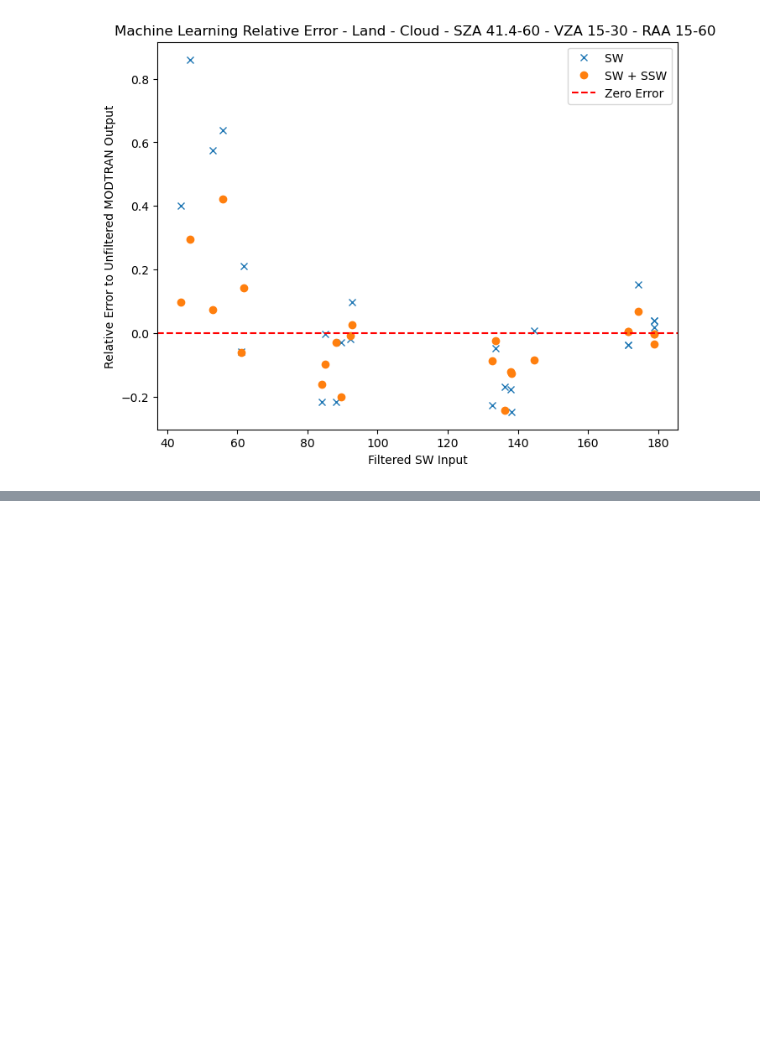
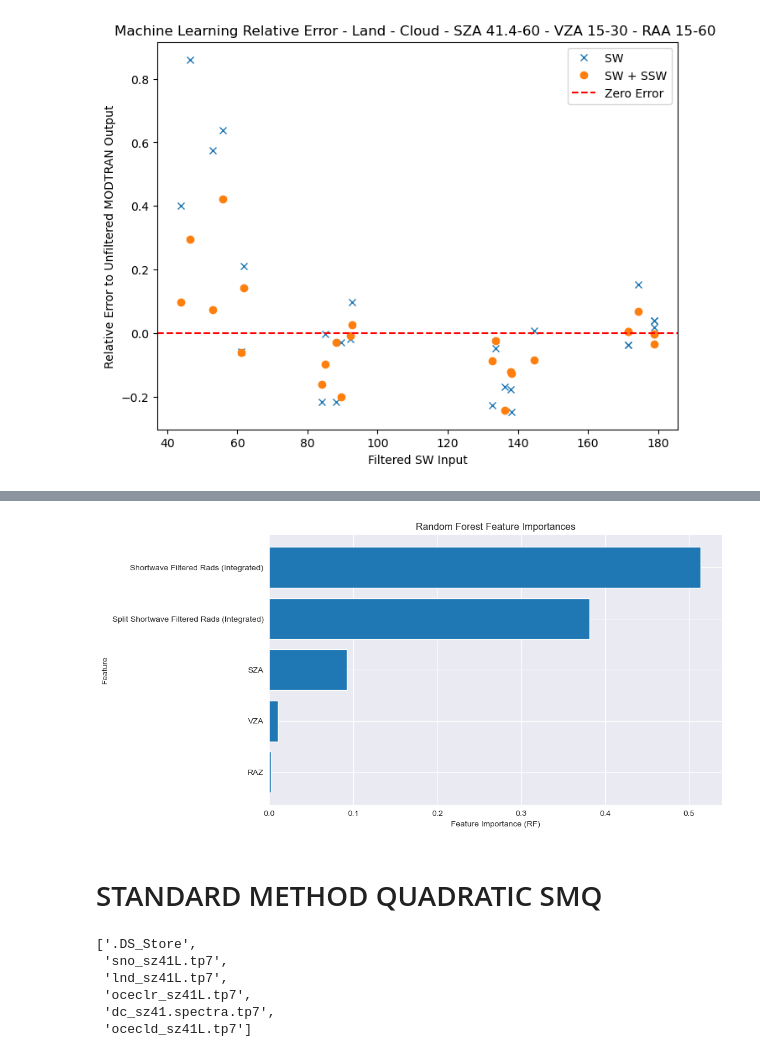
Before and after one commit to LASP-Libera/libera_unfiltering, a Jupyter notebook: nb_pt1.ipynb, the cells around one changed output, grey strips where cells are left out. Cells and saved outputs as stored; diff of their text form; code cells hidden in the pictures; blank space fills up the shorter version.

```diff
--- a/nb_pt1.ipynb
+++ b/nb_pt1.ipynb
@@ -2988,0 +3573,28 @@ Land - Binned Fit:
+# %%
+def plot_importances(model, feature_names=None):
+    importances = model["Final_Model"].feature_importances_
+
+    # Try to get feature names from model, otherwise use provided names or generic names
+    if hasattr(model["Final_Model"], 'feature_names_in_'):
+        features = model["Final_Model"].feature_names_in_
+    elif feature_names is not None:
+        features = feature_names
+    else:
+        # Generic feature names
+        features = [f"Feature {i}" for i in range(len(importances))]
+
+    importance_df = (
+        pd.Series(importances, index=features)
+          .sort_values(ascending=False)
+          .rename_axis("Feature")
+          .reset_index(name="Importance")
+    )
+
+    # Plot as heatmap or bar chart
+    plt.figure(figsize=(10,6))
+    plt.barh(importance_df['Feature'], importance_df['Importance'])
+    plt.xlabel("Feature Importance (RF)")
+    plt.ylabel("Feature")
+    plt.title("Random Forest Feature Importances")
+    plt.gca().invert_yaxis()
+    plt.show()
@@ -2988,0 +3603,4 @@ Land - Binned Fit:
+# %%
+plot_importances(ssw_model, ["SZA", 'VZA', 'RAZ', 'Split Shortwave Filtered Rads (Integrated)', "Shortwave Filtered Rads (Integrated)"])
+# %% [output]
+[figure, added]
@@ -2988,0 +3658,28 @@ Land - Binned Fit:
+# %% [markdown]
+# STANDARD METHOD QUADRATIC SMQ
+# %%
+# land_sza_41_runs = load_all_runs_from_tp7("./data/Modtran_Unfiltering_Tape7s_SZA41/lnd_sz41L.tp7", header_lines=12)
+# a00_files = modtran_data_files("./data/Modtran_Unfiltering_Tape7s_SZA00")
+# a41_files = modtran_data_files("./data/Modtran_Unfiltering_Tape7s_SZA41")
+# a60_files = modtran_data_files("./data/Modtran_Unfiltering_Tape7s_SZA60")
+# a75_files = modtran_data_files("./data/Modtran_Unfiltering_Tape7s_SZA75")
+# a85_files = modtran_data_files("./data/Modtran_Unfiltering_Tape7s_SZA85")
+# snow_dfs = [file.describer_df for file in snow_data]
+# snow_dataset = pd.concat(snow_dfs, axis=0)
+# land_dfs = [file.describer_df for file in land_data]
+# dc_dfs = [file.describer_df for file in dc_data]
+# cloud_dfs = [file.describer_df for file in cloudy_data]
+# clear_dfs = [file.describer_df for file in clear_data]
+# land_dataset = pd.concat(land_dfs, axis=0)
+# dc_dataset = pd.concat(dc_dfs, axis=0)
+# cloud_dataset = pd.concat(cloud_dfs, axis=0)
+# clear_dataset = pd.concat(clear_dfs, axis=0)
+# all_dataset = pd.concat([snow_dataset, land_dataset, dc_dataset, cloud_dataset, clear_dataset])
+os.listdir("./data/Modtran_Unfiltering_Tape7s_SZA41")
+# %% [output]
+['.DS_Store',
+ 'sno_sz41L.tp7',
+ 'lnd_sz41L.tp7',
+ 'oceclr_sz41L.tp7',
+ 'dc_sz41.spectra.tp7',
+ 'ocecld_sz41L.tp7']
```
Also changed, not shown: parts of 38 cells of this notebook, 15 other files.
